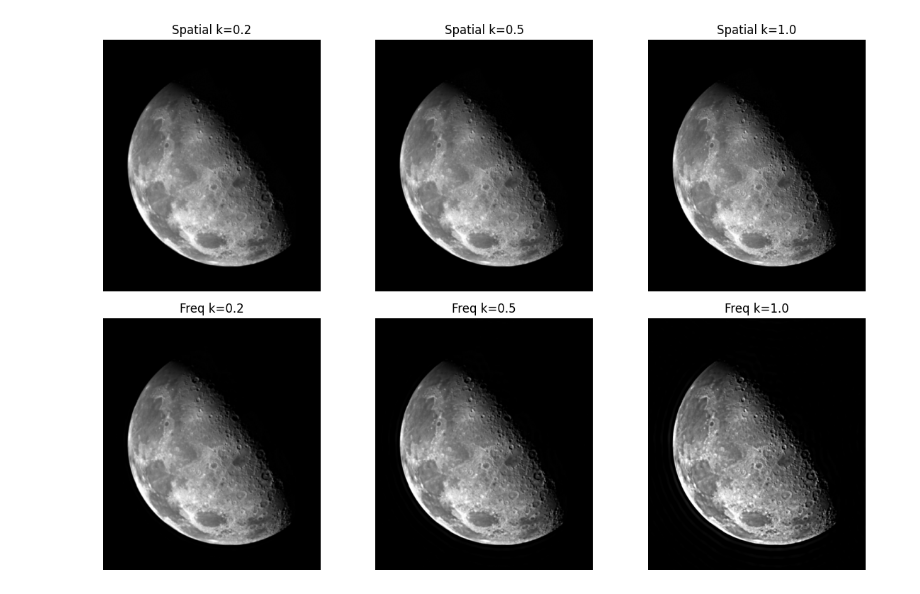
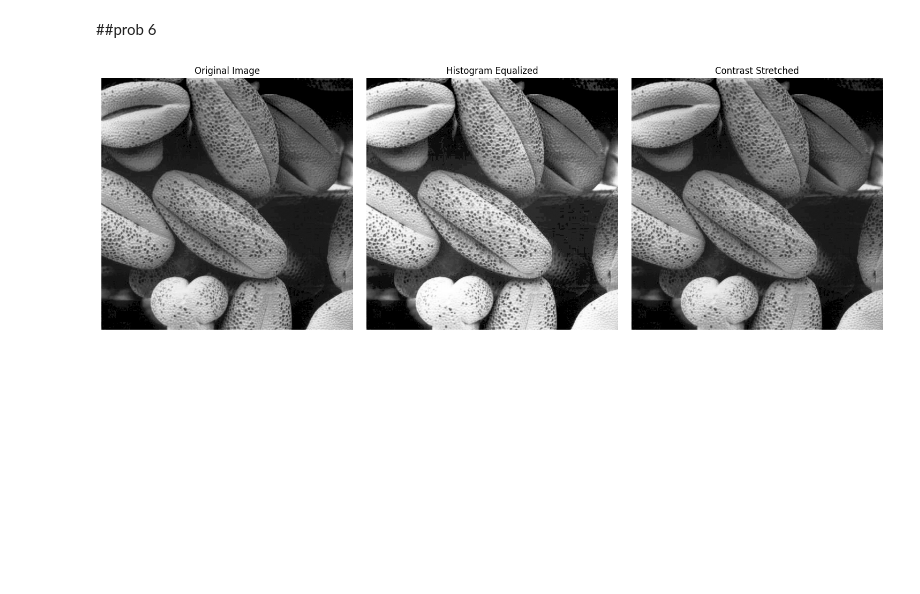
Before and after one commit to Hananux/img-processing-project, a Jupyter notebook: Untitled0.ipynb, the cells around one changed output. Cells and saved outputs as stored; diff of their text form; code cells hidden in the pictures; blank space fills up the shorter version.

```diff
--- a/Untitled0.ipynb
+++ b/Untitled0.ipynb
@@ -265,20 +333,39 @@ for k in k_values:
+# %% [markdown]
+##prob 6
+# %%
+import cv2
+import numpy as np
+import matplotlib.pyplot as plt
+
+# Read the pollen image in grayscale
+img6 = cv2.imread("pollen.tif", cv2.IMREAD_GRAYSCALE)
+
+# Apply histogram equalization to enhance contrast
+equalized6 = cv2.equalizeHist(img6)
+
+# Apply contrast stretching (min-max normalization)
+min_val = np.min(img6)
+max_val = np.max(img6)
+stretched6 = ((img6 - min_val) / (max_val - min_val) * 255).astype(np.uint8)
 # %%
-# Display all sharpened results for comparison
-plt.figure(figsize=(12, 8))
-for i in range(3):
-    # Spatial domain
-    plt.subplot(2, 3, i + 1)
-    plt.imshow(spatial_results[i], cmap='gray')
-    plt.title(f"Spatial k={k_values[i]}")
-    plt.axis("off")
+plt.figure(figsize=(15,5))
 
-    # Frequency domain
-    plt.subplot(2, 3, i + 4)
-    plt.imshow(freq_results[i], cmap='gray')
-    plt.title(f"Freq k={k_values[i]}")
-    plt.axis("off")
+plt.subplot(1,3,1)
+plt.imshow(img6, cmap='gray')
+plt.title("Original Image")
+plt.axis("off")
+
+plt.subplot(1,3,2)
+plt.imshow(equalized6, cmap='gray')
+plt.title("Histogram Equalized")
+plt.axis("off")
+
+plt.subplot(1,3,3)
+plt.imshow(stretched6, cmap='gray')
+plt.title("Contrast Stretched")
+plt.axis("off")
 
 plt.tight_layout()
 plt.show()
 # %% [output]
-[figure, old version]
+[figure, new version]
```
Also changed, not shown: parts of 34 cells of this notebook.
